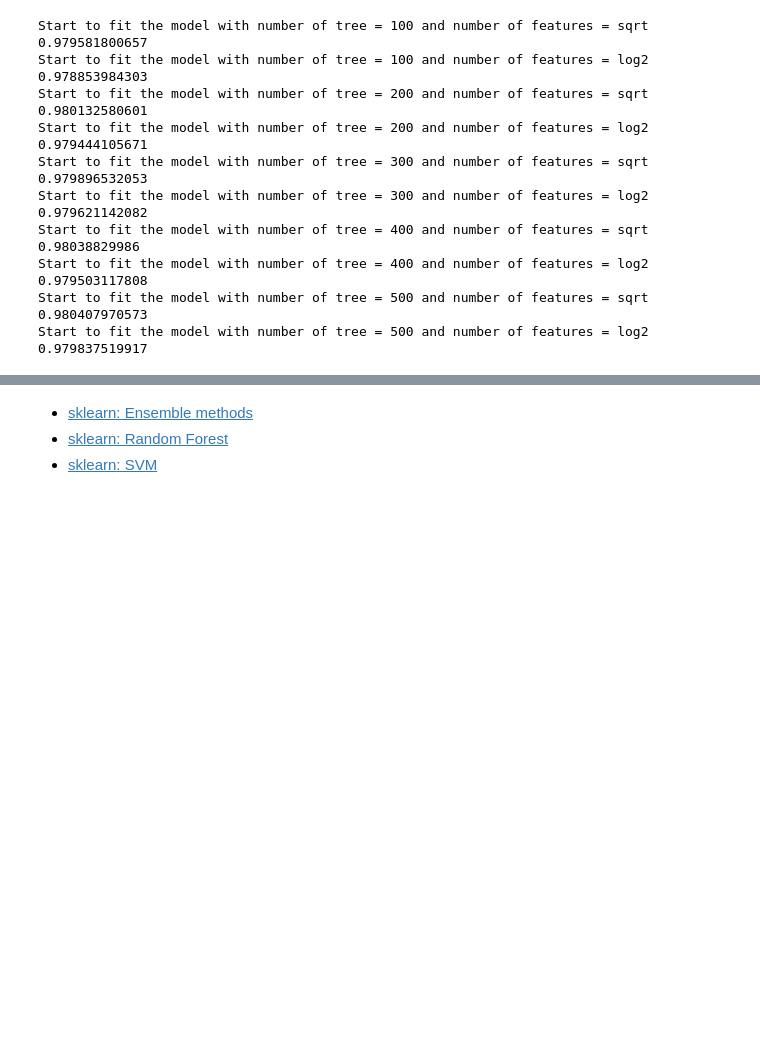
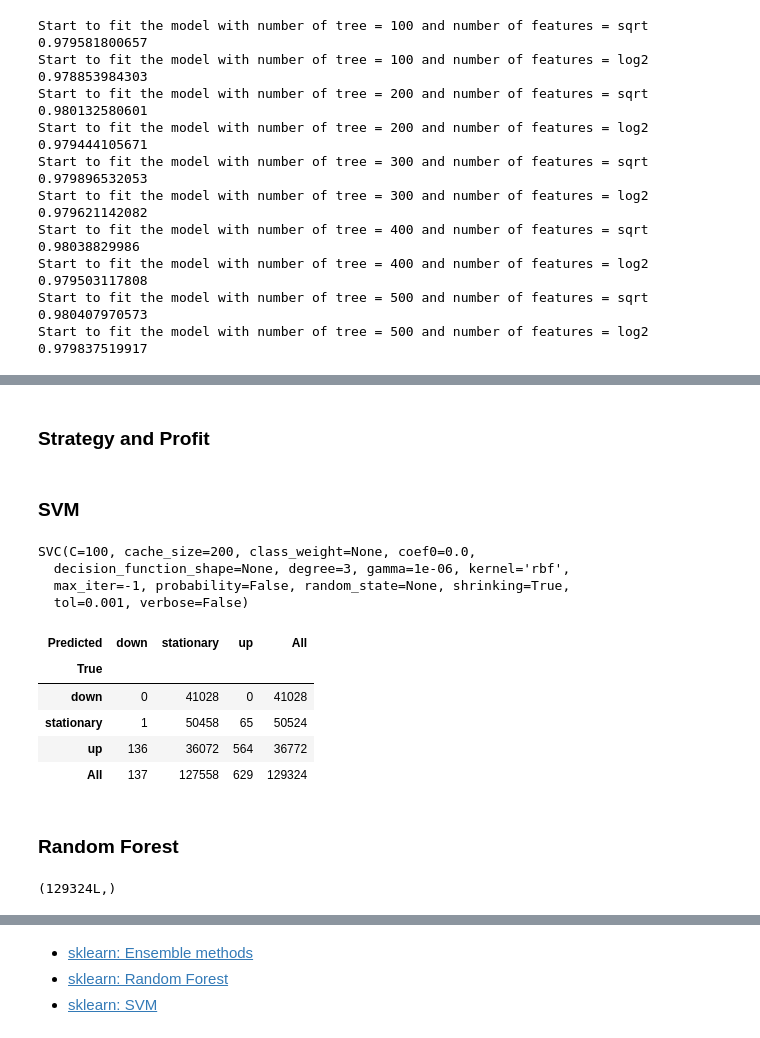
Before and after one commit to jJasonWang/STAT_222_Finance, a Jupyter notebook: Code/Finance_Project.ipynb, the cells around one changed output, grey strips where cells are left out. Cells and saved outputs as stored; diff of their text form; code cells hidden in the pictures; blank space fills up the shorter version.

Commit message:
Add profit and tuning parameter for SVM

```diff
--- a/Code/Finance_Project.ipynb
+++ b/Code/Finance_Project.ipynb
@@ -512,0 +635,29 @@ Start to fit the model with number of tree = 500 and number of features = log2
+# %% [markdown]
+### Strategy and Profit
+# %% [markdown]
+### SVM
+# %%
+clf = svm.SVC(C=100, gamma=1e-6)
+clf.fit(X_train[:30000], y2_train[:30000])
+# %% [output]
+SVC(C=100, cache_size=200, class_weight=None, coef0=0.0,
+  decision_function_shape=None, degree=3, gamma=1e-06, kernel='rbf',
+  max_iter=-1, probability=False, random_state=None, shrinking=True,
+  tol=0.001, verbose=False)
+# %%
+n_obs = second.shape[0] - 1000
+pre_spread_crossing_svm = clf.predict(second.iloc[:n_obs, col_in_x])
+pre_spread_crossing_svm = np.append(pre_spread_crossing_svm, np.repeat(np.nan, 1000))
+
+pre_spread_crossing_svm = pd.Series(pre_spread_crossing_svm)
+# %%
+pd.crosstab(second['SPREAD_CROSSING'], pre_spread_crossing_svm.ravel(), rownames=['True'], colnames=['Predicted'], margins=True)
+# %% [output]
+| Predicted | down | stationary | up | All |
+| True |  |  |  |  |
+| down | 0 | 41028 | 0 | 41028 |
+| stationary | 1 | 50458 | 65 | 50524 |
+| up | 136 | 36072 | 564 | 36772 |
+| All | 137 | 127558 | 629 | 129324 |
+# %% [markdown]
+### Random Forest
@@ -512,0 +674,4 @@ Start to fit the model with number of tree = 500 and number of features = log2
+# %%
+pre_SPREAD_CROSSING_rf.shape
+# %% [output]
+(129324L,)
```
Also changed, not shown: parts of 46 cells of this notebook.
